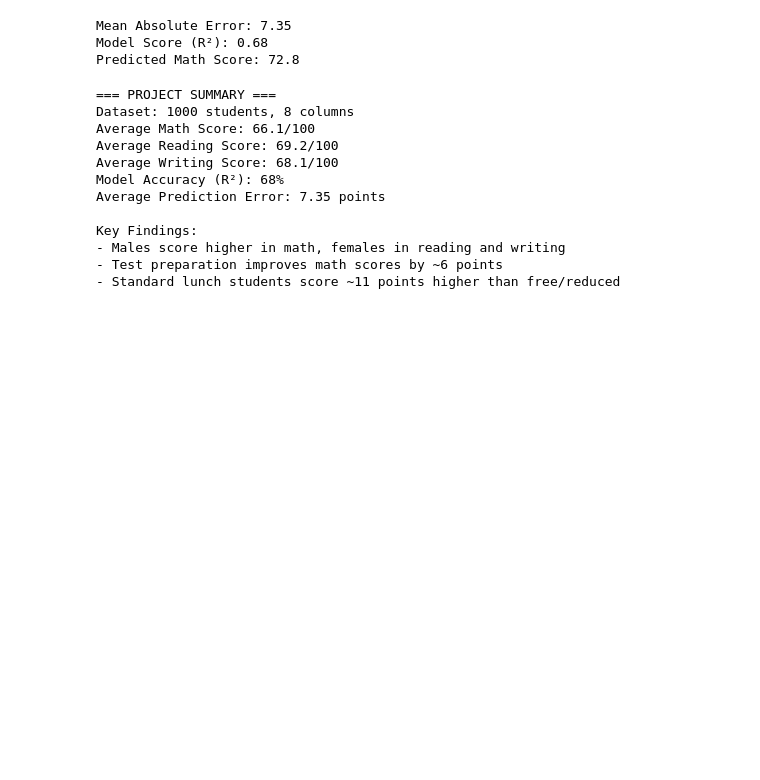
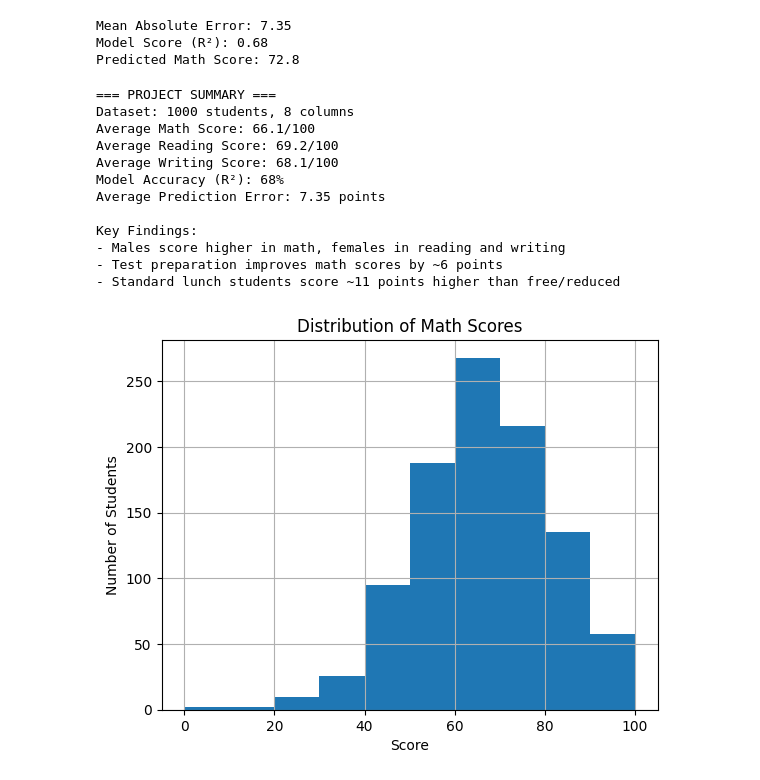
Before and after one commit to 2506273-netizen/student-performance-analysis, a Jupyter notebook: student_performance_analysis.ipynb, the cells around one changed output. Saved outputs shown, nothing was run; the diff lists cells and outputs as text; code cells hidden in the pictures; blank space fills up the shorter version.

```diff
--- a/student_performance_analysis.ipynb
+++ b/student_performance_analysis.ipynb
@@ -131,3 +131,14 @@ Key Findings:
 - Males score higher in math, females in reading and writing
 - Test preparation improves math scores by ~6 points
 - Standard lunch students score ~11 points higher than free/reduced
+# %%
+import matplotlib.pyplot as plt
+
+plt.figure()
+df['math score'].hist()
+plt.title("Distribution of Math Scores")
+plt.xlabel("Score")
+plt.ylabel("Number of Students")
+plt.show()
+# %% [output]
+[figure, added]
```
Also changed, not shown: parts of 3 cells of this notebook.
